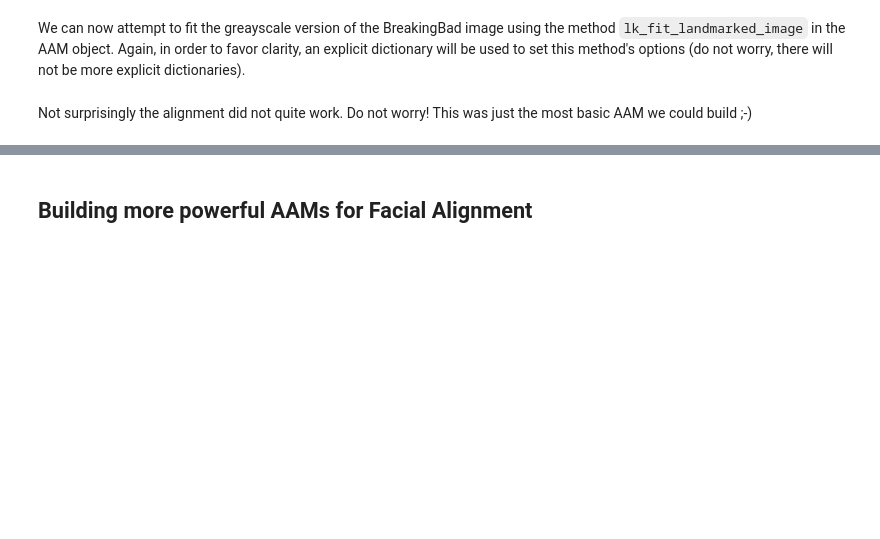
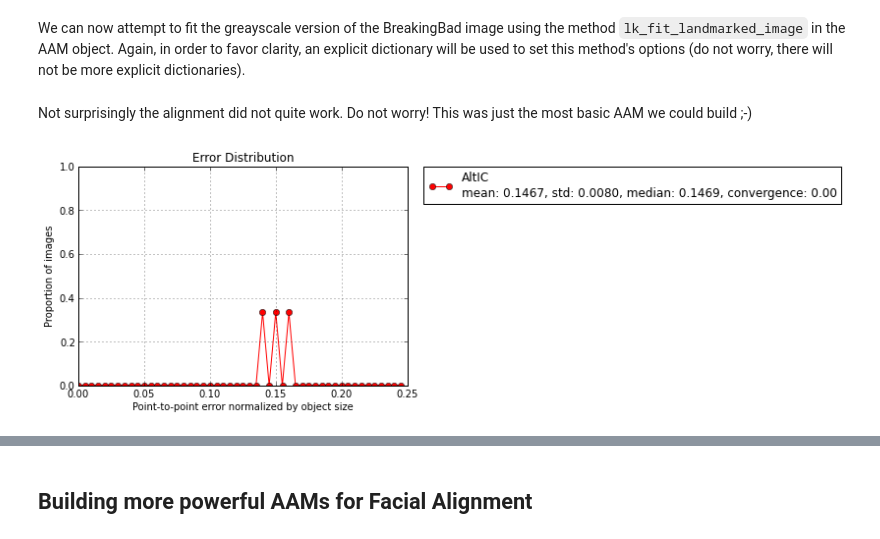
Before and after one commit to jalabort/scrap2, a Jupyter notebook: notebooks/pybug.aam - AAMs.ipynb, the cells around one changed output, grey strips where cells are left out. Cells and saved outputs as stored; diff of their text form; code cells hidden in the pictures; blank space fills up the shorter version.

```diff
--- a/notebooks/pybug.aam - AAMs.ipynb
+++ b/notebooks/pybug.aam - AAMs.ipynb
@@ -144,13 +170,18 @@ fitting_options = {'group': 'PTS',
                    'label': 'all',
                    'runs': 3,
                    'noise_std': 0.01,
-                   'max_iters': 60,
+                   'max_iters': 20,
                    'rotation': False,
                    'verbose': True,
                    'view': True}
 
 # fit test images
-fitted_transforms = aam.lk_fit_landmarked_image(
+fitting_list = aam.lk_fit_landmarked_image(
     breakingbad, **fitting_options)
 # %% [markdown]
 Not surprisingly the alignment did not quite work. Do not worry! This was just the most basic AAM we could build ;-)
+# %%
+%matplotlib inline
+fitting_list.plot_error_dist(color='r', marker='o')
+# %% [output]
+[figure, added]
```
Also changed, not shown: parts of 13 cells of this notebook.
